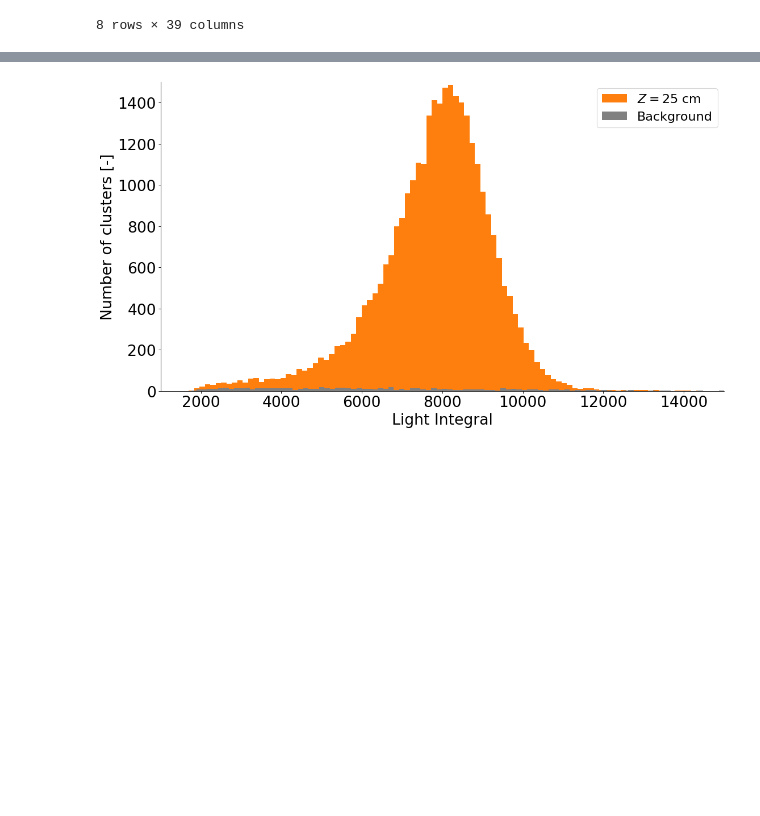
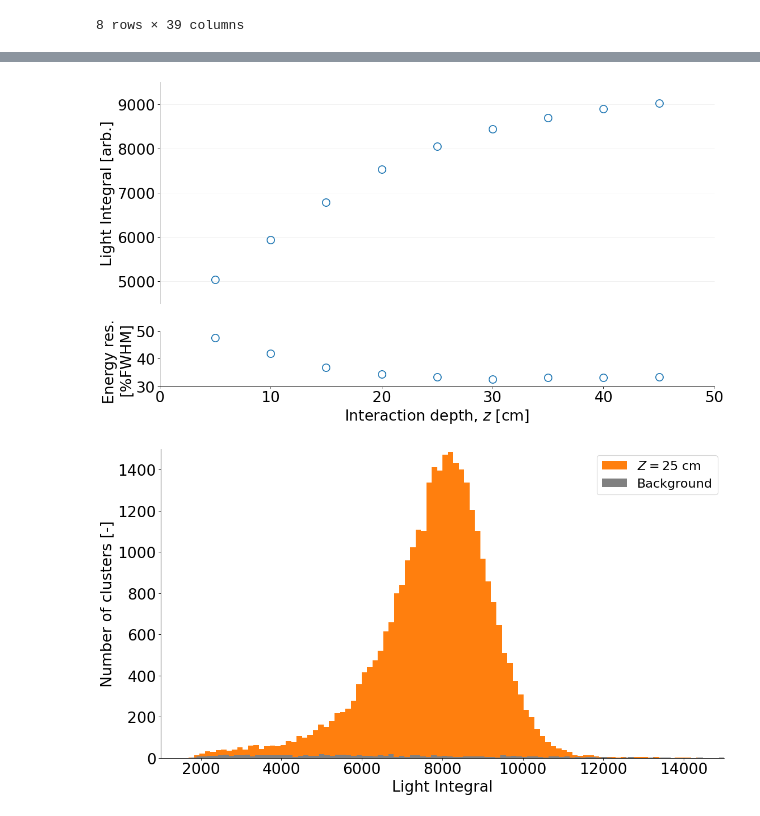
Before and after one commit to RitaROK/Analysis, a Jupyter notebook: Light_response.ipynb, the cells around one changed output, grey strips where cells are left out. Saved outputs shown, nothing was run; the diff lists cells and outputs as text; code cells hidden in the pictures; blank space fills up the shorter version.

```diff
--- a/Light_response.ipynb
+++ b/Light_response.ipynb
@@ -155,5 +194,35 @@ RMS= 8288.11115204672
 '----------------------------------------------------------------------------------------------------'
 ... (7 outputs left out)
+# %%
+fig, (ax) = plt.subplots(2,1,figsize=(16, 9), dpi= 80, facecolor='w', edgecolor='k', gridspec_kw={'height_ratios': [4, 1]})
+
+ax[0].grid(color=(0.94, 0.94, 0.94), which="both")
+ax[0].errorbar(Z_values, x0, color='none', marker='o', markersize=12,
+            markeredgecolor='tab:blue', markeredgewidth=1.5, ecolor='tab:blue', elinewidth=1.5, capsize=5, capthick=1.5, label='$\sigma_T$')
+
+ax[0].set_xlim(0,50)
+ax[0].set_ylim(4500,9500)
+ax[0].spines["right"].set_visible(False)
+ax[0].spines["top"].set_visible(False)
+ax[0].set_ylabel('Light Integral [arb.]', y=0.5, ha='center', fontsize=24)
+ax[0].tick_params(axis='both', which='major', labelsize=24)
+ax[0].spines["bottom"].set_visible(False)
+ax[0].xaxis.set_visible(False)
+
+ax[1].errorbar(Z_values, eres, color='none', marker='o', markersize=12,
+            markeredgecolor='tab:blue', markeredgewidth=1.5, ecolor='tab:blue', elinewidth=1.5, capsize=5, capthick=1.5)
+
+ax[1].set_xlim(0,50)
+ax[1].set_ylim(30,50)
+ax[1].spines["right"].set_visible(False)
+ax[1].spines["top"].set_visible(False)
+ax[1].set_ylabel('Energy res. \n[%FWHM]', y=0.5, ha='center', fontsize=24)
+ax[1].tick_params(axis='both', which='major', labelsize=24)
+ax[1].set_xlabel('Interaction depth, $z$ [cm]', x=0.5, ha='center', fontsize=24)
+
+plt.show()
+# %% [output]
+[figure, added]
 # %%
 #@title Spectrum example for Z=25 cm
 fig, (ax) = plt.subplots(figsize=(16,9), dpi= 80, facecolor='w', edgecolor='k')
```
Also changed, not shown: parts of 2 cells of this notebook.
